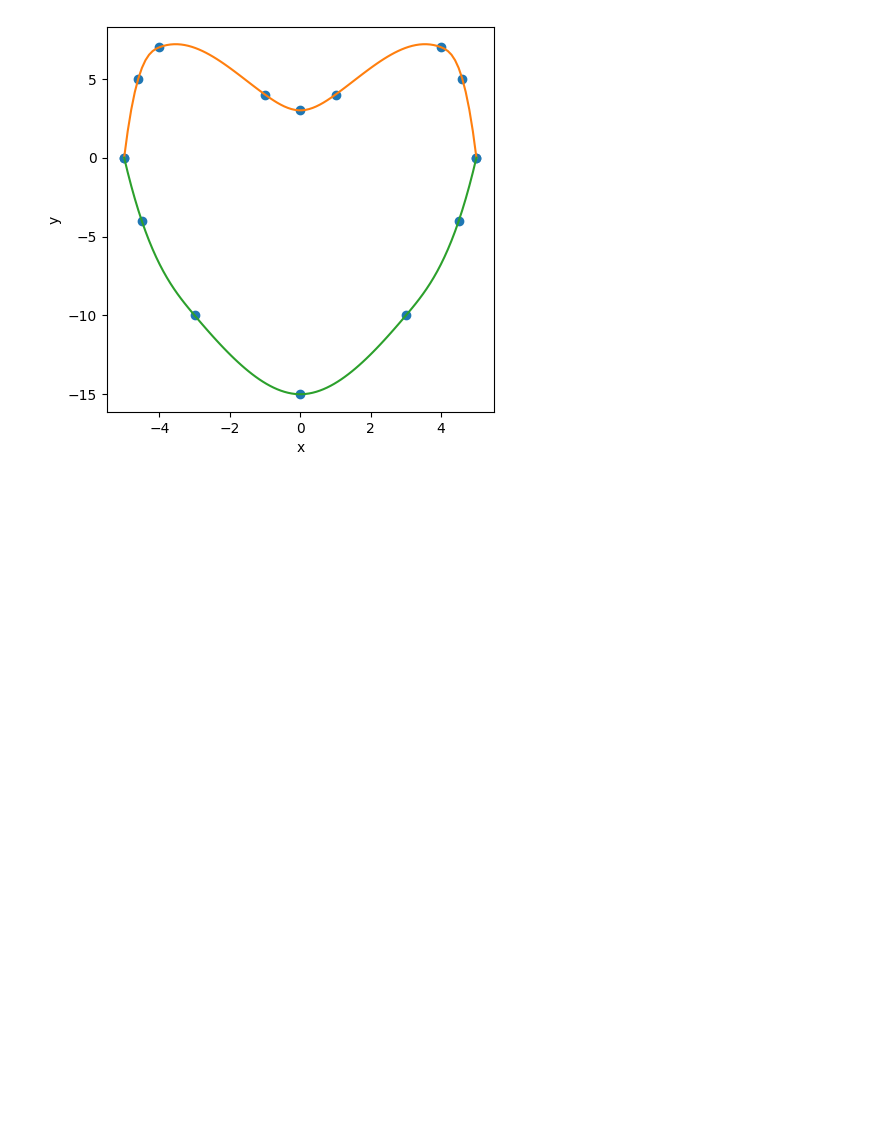
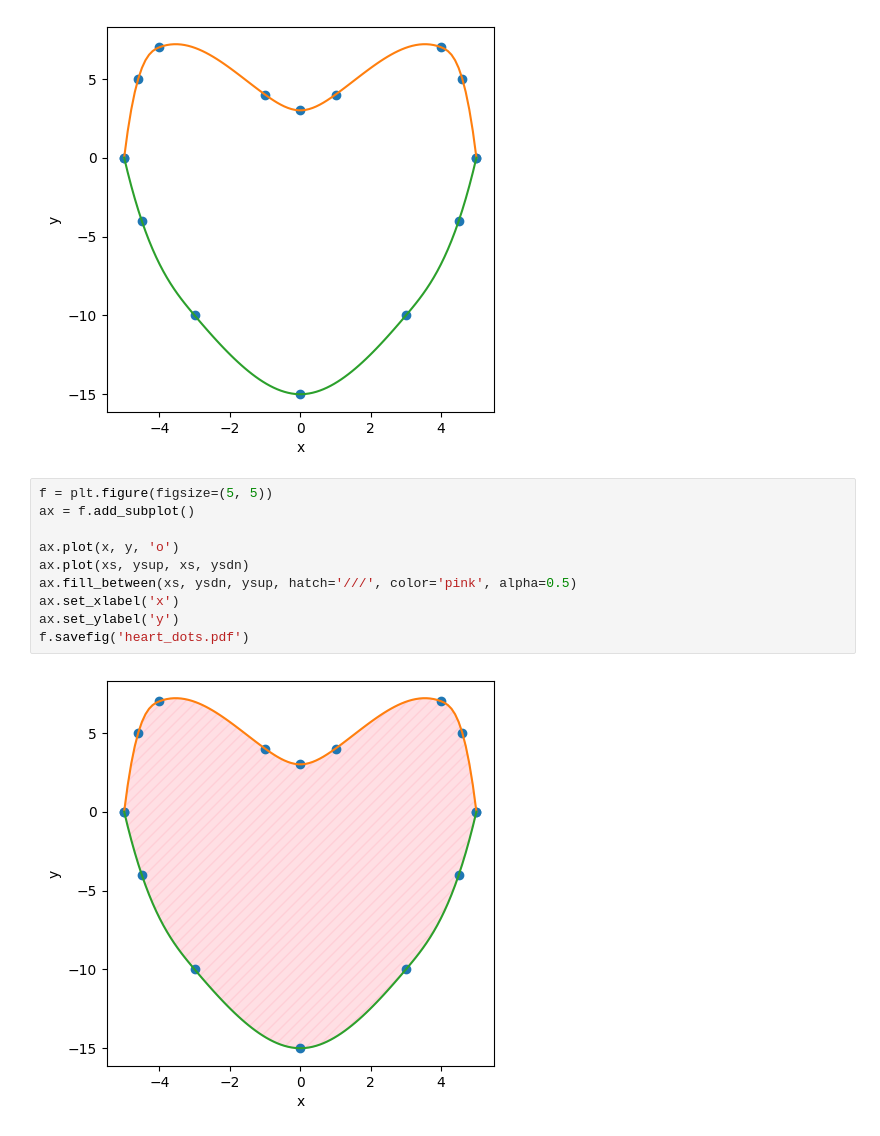
Before and after one commit to mlares/computacion2021, a Jupyter notebook: codes/clase_17/heart_dots.ipynb, the cells around one changed output. Saved outputs shown, nothing was run; the diff lists cells and outputs as text; blank space fills up the shorter version.

```diff
--- a/codes/clase_17/heart_dots.ipynb
+++ b/codes/clase_17/heart_dots.ipynb
@@ -33,3 +33,15 @@ ax.set_ylabel('y')
 f.savefig('heart_dots.pdf')
 # %% [output]
 [figure]
+# %%
+f = plt.figure(figsize=(5, 5))
+ax = f.add_subplot()
+
+ax.plot(x, y, 'o')
+ax.plot(xs, ysup, xs, ysdn)
+ax.fill_between(xs, ysdn, ysup, hatch='///', color='pink', alpha=0.5)
+ax.set_xlabel('x')
+ax.set_ylabel('y')
+f.savefig('heart_dots.pdf')
+# %% [output]
+[figure, added]
```
Also changed, not shown: 5 other files.
